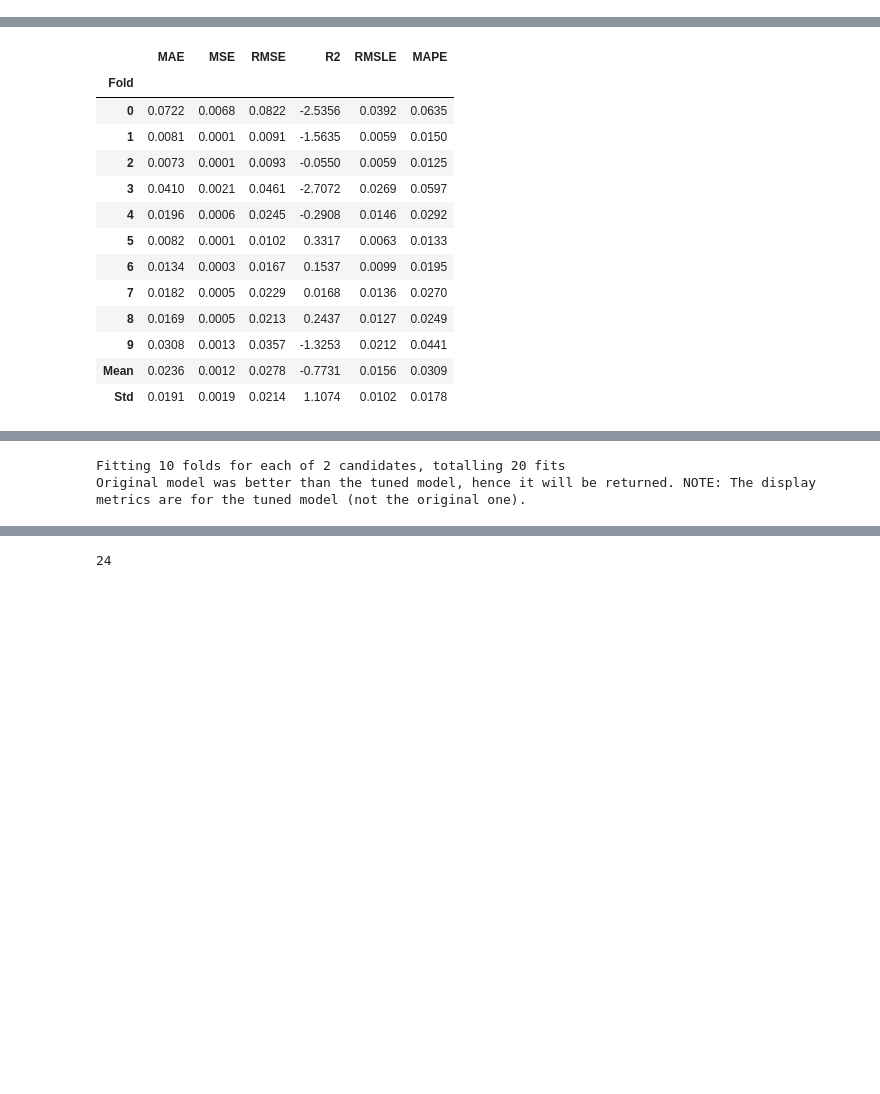
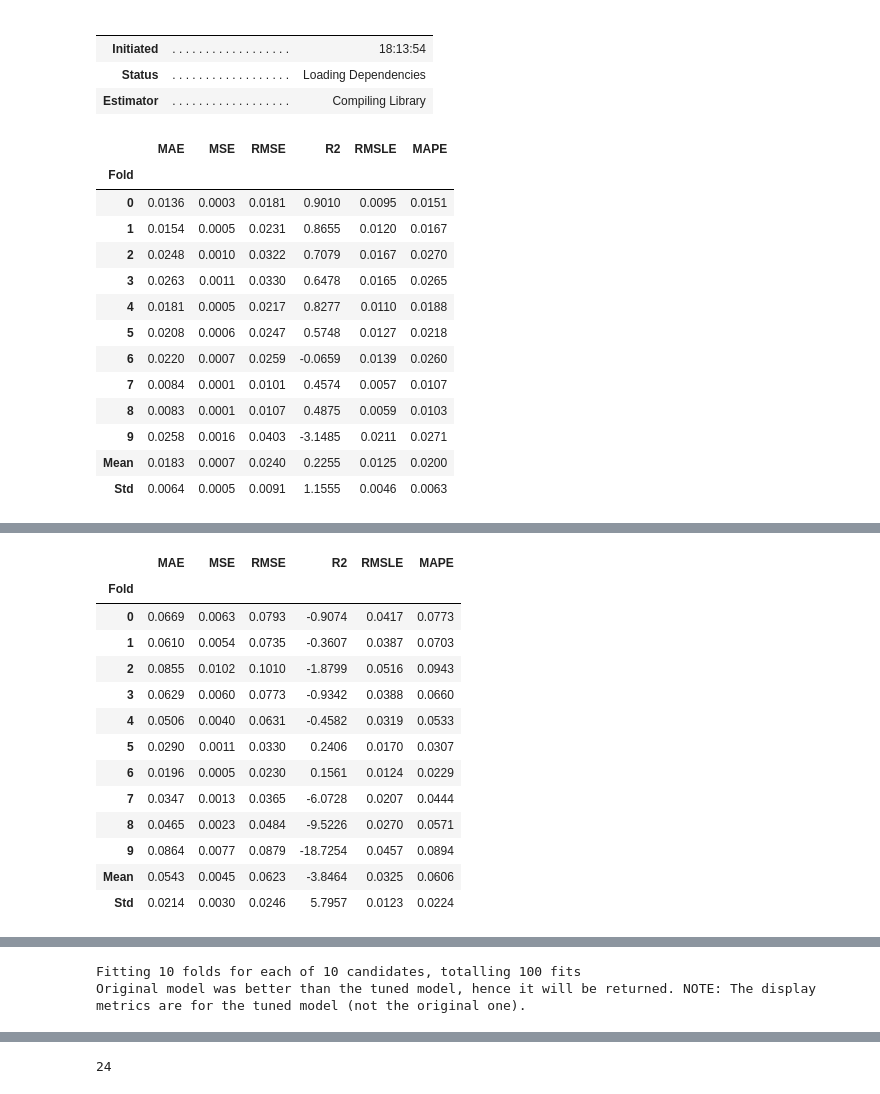
Before and after one commit to edalholt/TDT4259, a Jupyter notebook: prediction/pycaret_regression.ipynb, the cells around one changed output, grey strips where cells are left out. Drawn from its saved outputs; the diff is of its cells as text; code cells hidden in the pictures; blank space fills up the shorter version.

```diff
--- a/prediction/pycaret_regression.ipynb
+++ b/prediction/pycaret_regression.ipynb
@@ -53,11 +57,44 @@ regression_setup = setup(data=data, target='consumption', session_id=123,
 # %%
 # Create the model with the desired model
-model = create_model('lr')
+model = create_model(best_model)
 
 tuned_model = tune_model(model)
 
 final_model = finalize_model(tuned_model)
 # %% [output]
+|  |  |  |
+|  |  |  |
+| Initiated | . . . . . . . . . . . . . . . . . . | 18:13:54 |
+| Status | . . . . . . . . . . . . . . . . . . | Loading Dependencies |
+| Estimator | . . . . . . . . . . . . . . . . . . | Compiling Library |
+|  | MAE | MSE | RMSE | R2 | RMSLE | MAPE |
+| Fold |  |  |  |  |  |  |
+| 0 | 0.0136 | 0.0003 | 0.0181 | 0.9010 | 0.0095 | 0.0151 |
+| 1 | 0.0154 | 0.0005 | 0.0231 | 0.8655 | 0.0120 | 0.0167 |
+| 2 | 0.0248 | 0.0010 | 0.0322 | 0.7079 | 0.0167 | 0.0270 |
+| 3 | 0.0263 | 0.0011 | 0.0330 | 0.6478 | 0.0165 | 0.0265 |
+| 4 | 0.0181 | 0.0005 | 0.0217 | 0.8277 | 0.0110 | 0.0188 |
+| 5 | 0.0208 | 0.0006 | 0.0247 | 0.5748 | 0.0127 | 0.0218 |
+| 6 | 0.0220 | 0.0007 | 0.0259 | -0.0659 | 0.0139 | 0.0260 |
+| 7 | 0.0084 | 0.0001 | 0.0101 | 0.4574 | 0.0057 | 0.0107 |
+| 8 | 0.0083 | 0.0001 | 0.0107 | 0.4875 | 0.0059 | 0.0103 |
+| 9 | 0.0258 | 0.0016 | 0.0403 | -3.1485 | 0.0211 | 0.0271 |
+| Mean | 0.0183 | 0.0007 | 0.0240 | 0.2255 | 0.0125 | 0.0200 |
+| Std | 0.0064 | 0.0005 | 0.0091 | 1.1555 | 0.0046 | 0.0063 |
 [interactive output not drawn]
 [interactive output not drawn]
+|  | MAE | MSE | RMSE | R2 | RMSLE | MAPE |
+| Fold |  |  |  |  |  |  |
+| 0 | 0.0669 | 0.0063 | 0.0793 | -0.9074 | 0.0417 | 0.0773 |
+| 1 | 0.0610 | 0.0054 | 0.0735 | -0.3607 | 0.0387 | 0.0703 |
+| 2 | 0.0855 | 0.0102 | 0.1010 | -1.8799 | 0.0516 | 0.0943 |
+| 3 | 0.0629 | 0.0060 | 0.0773 | -0.9342 | 0.0388 | 0.0660 |
+| 4 | 0.0506 | 0.0040 | 0.0631 | -0.4582 | 0.0319 | 0.0533 |
+| 5 | 0.0290 | 0.0011 | 0.0330 | 0.2406 | 0.0170 | 0.0307 |
+| 6 | 0.0196 | 0.0005 | 0.0230 | 0.1561 | 0.0124 | 0.0229 |
+| 7 | 0.0347 | 0.0013 | 0.0365 | -6.0728 | 0.0207 | 0.0444 |
+| 8 | 0.0465 | 0.0023 | 0.0484 | -9.5226 | 0.0270 | 0.0571 |
+| 9 | 0.0864 | 0.0077 | 0.0879 | -18.7254 | 0.0457 | 0.0894 |
+| Mean | 0.0543 | 0.0045 | 0.0623 | -3.8464 | 0.0325 | 0.0606 |
+| Std | 0.0214 | 0.0030 | 0.0246 | 5.7957 | 0.0123 | 0.0224 |
 [interactive output not drawn]
@@ -65,14 +100,0 @@ final_model = finalize_model(tuned_model)
-|  | MAE | MSE | RMSE | R2 | RMSLE | MAPE |
-| Fold |  |  |  |  |  |  |
-| 0 | 0.0722 | 0.0068 | 0.0822 | -2.5356 | 0.0392 | 0.0635 |
-| 1 | 0.0081 | 0.0001 | 0.0091 | -1.5635 | 0.0059 | 0.0150 |
-| 2 | 0.0073 | 0.0001 | 0.0093 | -0.0550 | 0.0059 | 0.0125 |
-| 3 | 0.0410 | 0.0021 | 0.0461 | -2.7072 | 0.0269 | 0.0597 |
-| 4 | 0.0196 | 0.0006 | 0.0245 | -0.2908 | 0.0146 | 0.0292 |
-| 5 | 0.0082 | 0.0001 | 0.0102 | 0.3317 | 0.0063 | 0.0133 |
-| 6 | 0.0134 | 0.0003 | 0.0167 | 0.1537 | 0.0099 | 0.0195 |
-| 7 | 0.0182 | 0.0005 | 0.0229 | 0.0168 | 0.0136 | 0.0270 |
-| 8 | 0.0169 | 0.0005 | 0.0213 | 0.2437 | 0.0127 | 0.0249 |
-| 9 | 0.0308 | 0.0013 | 0.0357 | -1.3253 | 0.0212 | 0.0441 |
-| Mean | 0.0236 | 0.0012 | 0.0278 | -0.7731 | 0.0156 | 0.0309 |
-| Std | 0.0191 | 0.0019 | 0.0214 | 1.1074 | 0.0102 | 0.0178 |
@@ -80,4 +101,4 @@ final_model = finalize_model(tuned_model)
-Fitting 10 folds for each of 2 candidates, totalling 20 fits
+Fitting 10 folds for each of 10 candidates, totalling 100 fits
 Original model was better than the tuned model, hence it will be returned. NOTE: The display metrics are for the tuned model (not the original one).
 # %%
 plot_model(final_model)
```
Also changed, not shown: parts of 8 cells of this notebook.
